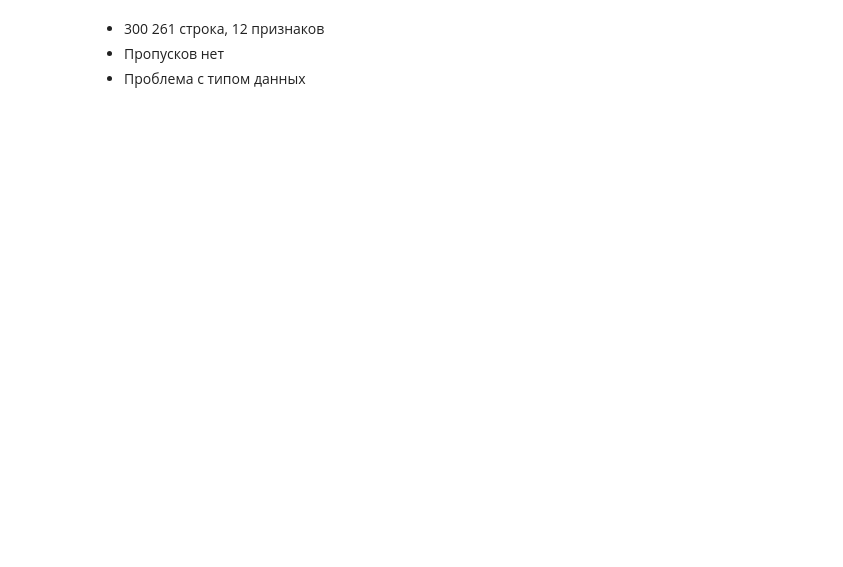
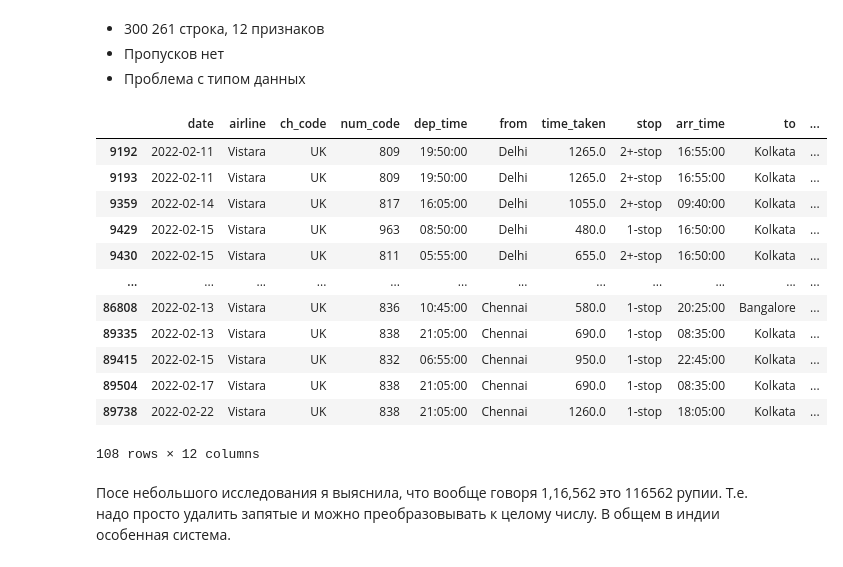
Before and after one commit to FragileMouse/flight-price-analysis, a Jupyter notebook: notebooks/Full_work.ipynb, the cells around one changed output. Saved outputs shown, nothing was run; the diff lists cells and outputs as text; code cells hidden in the pictures; blank space fills up the shorter version.

```diff
--- a/notebooks/Full_work.ipynb
+++ b/notebooks/Full_work.ipynb
@@ -43,0 +55,27 @@ memory usage: 27.5+ MB
+# %%
+df['dep_time'] = pd.to_datetime(df['dep_time'], format='%H:%M').dt.time
+# %%
+df['time_taken'] = df['time_taken'].str.extract(r'^(\d+)h\s*(\d+)m$').fillna(0).astype(float).pipe(lambda x: x[0] * 60 + x[1]) #Будем измерять в минутах
+# %%
+#stop сейчас имеют лишние данные, мы пока преобразуем в ['non-stop ', '1-stop', '2+-stop']
+df['stop'] = df['stop'].str.split('\n').str[0]
+# %%
+df['arr_time'] = pd.to_datetime(df['arr_time'], format='%H:%M').dt.time
+# %%
+df[~df['price'].str.match(r'^\d+,\d{3}$')] #Что-то странное творится
+# %% [output]
+|  | date | airline | ch_code | num_code | dep_time | from | time_taken | stop | arr_time | to | ... |
+| 9192 | 2022-02-11 | Vistara | UK | 809 | 19:50:00 | Delhi | 1265.0 | 2+-stop | 16:55:00 | Kolkata | ... |
+| 9193 | 2022-02-11 | Vistara | UK | 809 | 19:50:00 | Delhi | 1265.0 | 2+-stop | 16:55:00 | Kolkata | ... |
+| 9359 | 2022-02-14 | Vistara | UK | 817 | 16:05:00 | Delhi | 1055.0 | 2+-stop | 09:40:00 | Kolkata | ... |
+| 9429 | 2022-02-15 | Vistara | UK | 963 | 08:50:00 | Delhi | 480.0 | 1-stop | 16:50:00 | Kolkata | ... |
+| 9430 | 2022-02-15 | Vistara | UK | 811 | 05:55:00 | Delhi | 655.0 | 2+-stop | 16:50:00 | Kolkata | ... |
+| ... | ... | ... | ... | ... | ... | ... | ... | ... | ... | ... | ... |
+| 86808 | 2022-02-13 | Vistara | UK | 836 | 10:45:00 | Chennai | 580.0 | 1-stop | 20:25:00 | Bangalore | ... |
+| 89335 | 2022-02-13 | Vistara | UK | 838 | 21:05:00 | Chennai | 690.0 | 1-stop | 08:35:00 | Kolkata | ... |
+| 89415 | 2022-02-15 | Vistara | UK | 832 | 06:55:00 | Chennai | 950.0 | 1-stop | 22:45:00 | Kolkata | ... |
+| 89504 | 2022-02-17 | Vistara | UK | 838 | 21:05:00 | Chennai | 690.0 | 1-stop | 08:35:00 | Kolkata | ... |
+| 89738 | 2022-02-22 | Vistara | UK | 838 | 21:05:00 | Chennai | 1260.0 | 1-stop | 18:05:00 | Kolkata | ... |
+108 rows × 12 columns
+# %% [markdown]
+Посе небольшого исследования я выяснила, что вообще говоря 1,16,562 это 116562 рупии. Т.е. надо просто удалить запятые и можно преобразовывать к целому числу. В общем в индии особенная система.
```
Also changed, not shown: parts of 5 cells of this notebook.
